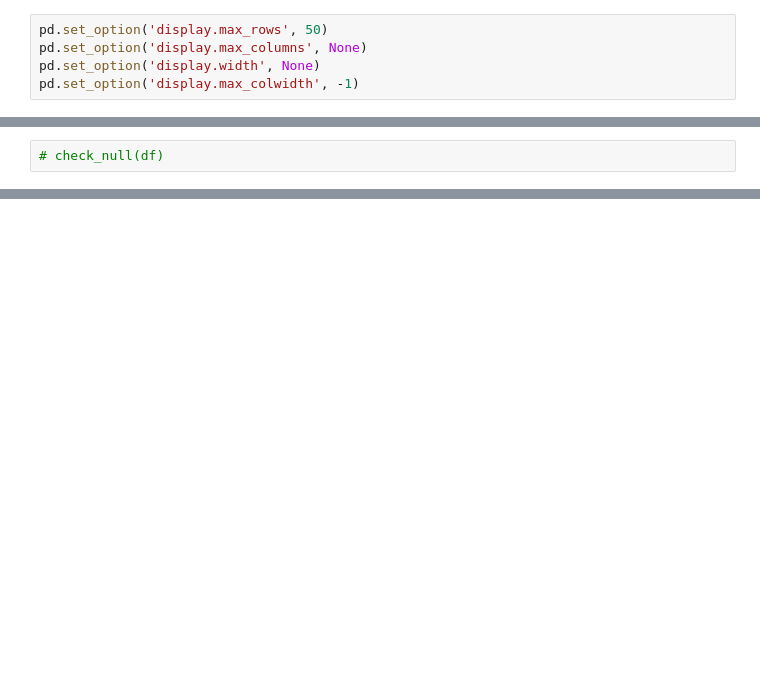
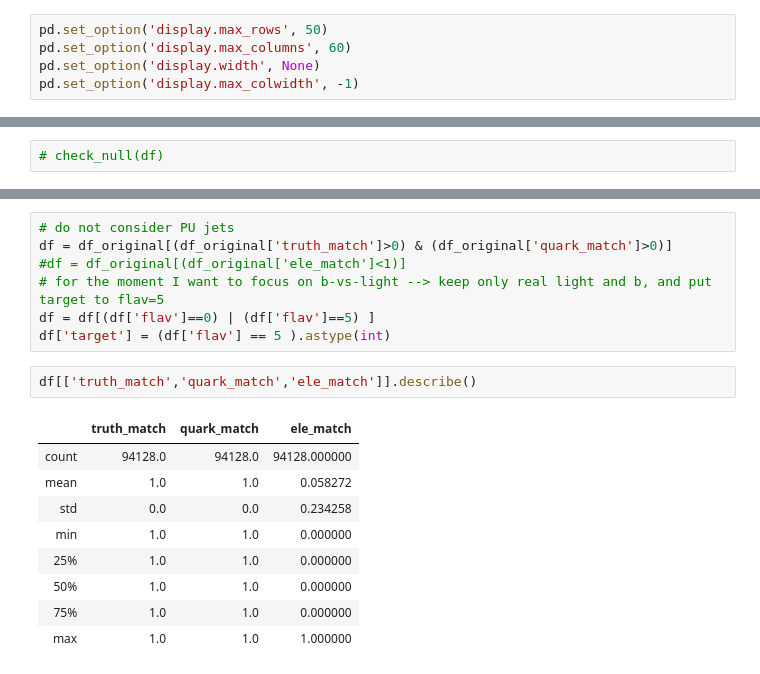
Before and after one commit to chiara-rizzi/track_time, a Jupyter notebook: test_training.ipynb, the cells around one changed output, grey strips where cells are left out. Cells and saved outputs as stored; diff of their text form; blank space fills up the shorter version.

```diff
--- a/test_training.ipynb
+++ b/test_training.ipynb
@@ -7,6 +19,6 @@ from matplotlib import pyplot as plt
 # %%
 pd.set_option('display.max_rows', 50)
-pd.set_option('display.max_columns', None)
+pd.set_option('display.max_columns', 60)
 pd.set_option('display.width', None)
 pd.set_option('display.max_colwidth', -1)
 # %%
@@ -53,0 +45,19 @@ df.shape
+# %%
+# do not consider PU jets
+df = df_original[(df_original['truth_match']>0) & (df_original['quark_match']>0)]
+#df = df_original[(df_original['ele_match']<1)]
+# for the moment I want to focus on b-vs-light --> keep only real light and b, and put target to flav=5
+df = df[(df['flav']==0) | (df['flav']==5) ]
+df['target'] = (df['flav'] == 5 ).astype(int)
+# %%
+df[['truth_match','quark_match','ele_match']].describe()
+# %% [output]
+|  | truth_match | quark_match | ele_match |
+| count | 94128.0 | 94128.0 | 94128.000000 |
+| mean | 1.0 | 1.0 | 0.058272 |
+| std | 0.0 | 0.0 | 0.234258 |
+| min | 1.0 | 1.0 | 0.000000 |
+| 25% | 1.0 | 1.0 | 0.000000 |
+| 50% | 1.0 | 1.0 | 0.000000 |
+| 75% | 1.0 | 1.0 | 0.000000 |
+| max | 1.0 | 1.0 | 1.000000 |
```
Also changed, not shown: parts of 36 cells of this notebook.
